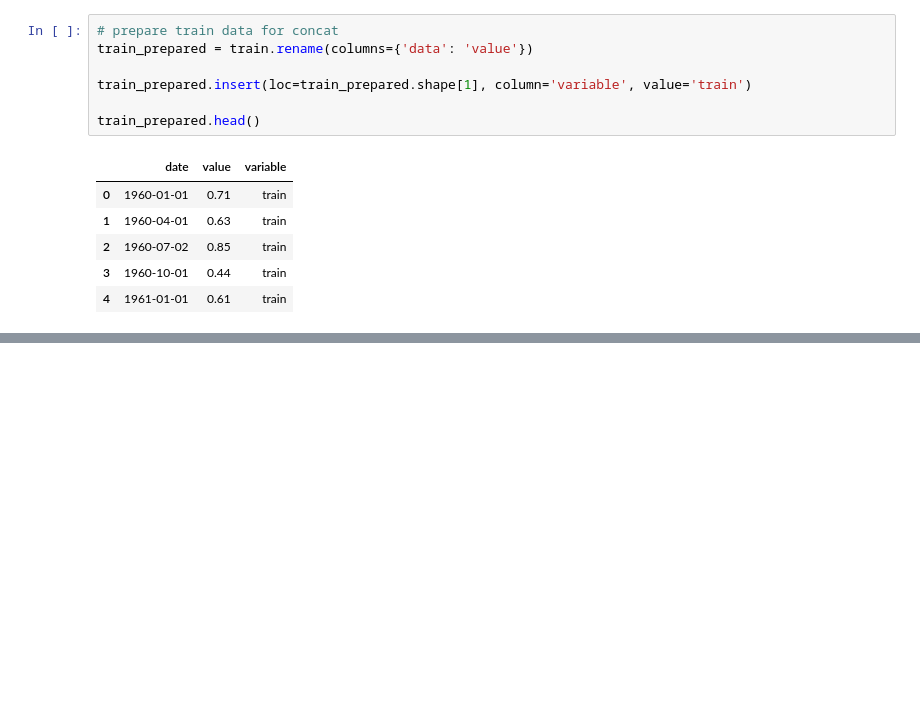
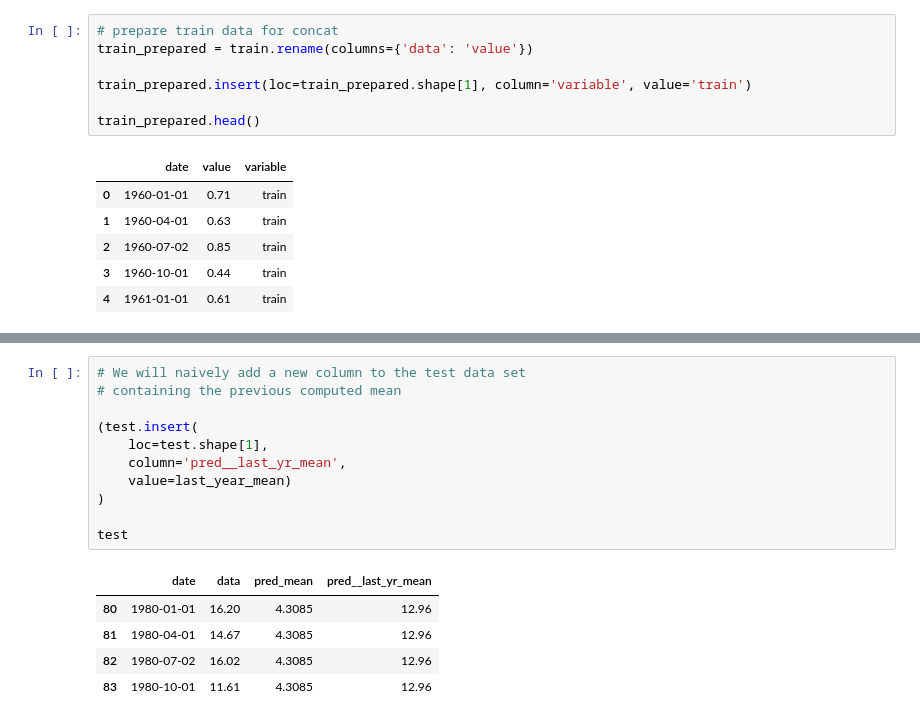
Before and after one commit to gon-olmedo/data-science-cookbook, a Jupyter notebook: Times_Series_Forecasting/01_Basics.ipynb, the cells around one changed output, grey strips where cells are left out. Saved outputs shown, nothing was run; the diff lists cells and outputs as text; blank space fills up the shorter version.

```diff
--- a/Times_Series_Forecasting/01_Basics.ipynb
+++ b/Times_Series_Forecasting/01_Basics.ipynb
@@ -143,0 +155,17 @@ fig.show()
+# %%
+# We will naively add a new column to the test data set
+# containing the previous computed mean
+
+(test.insert(
+    loc=test.shape[1],
+    column='pred__last_yr_mean',
+    value=last_year_mean)
+)
+
+test
+# %% [output]
+|  | date | data | pred_mean | pred__last_yr_mean |
+| 80 | 1980-01-01 | 16.20 | 4.3085 | 12.96 |
+| 81 | 1980-04-01 | 14.67 | 4.3085 | 12.96 |
+| 82 | 1980-07-02 | 16.02 | 4.3085 | 12.96 |
+| 83 | 1980-10-01 | 11.61 | 4.3085 | 12.96 |
```
Also changed, not shown: parts of 12 cells of this notebook.
